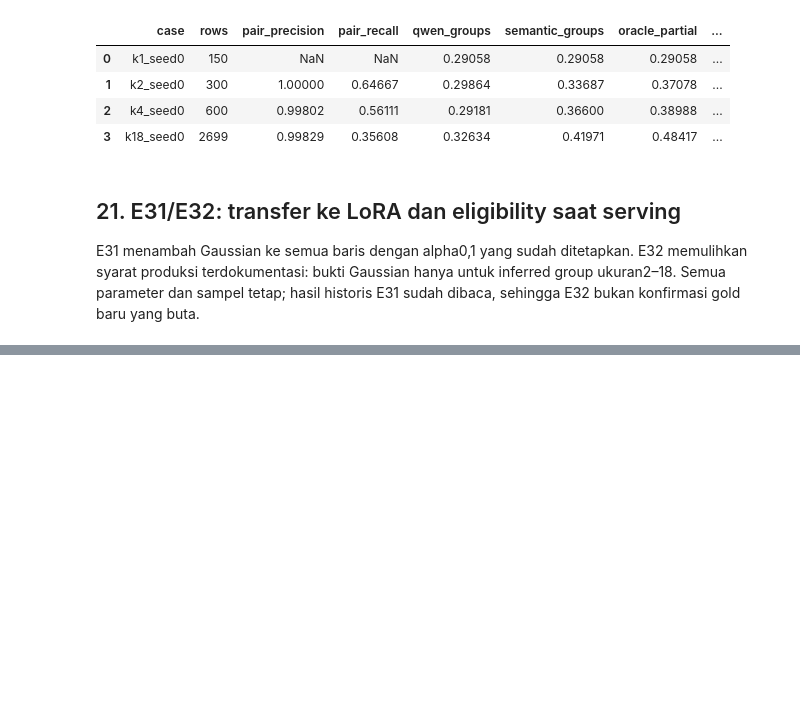
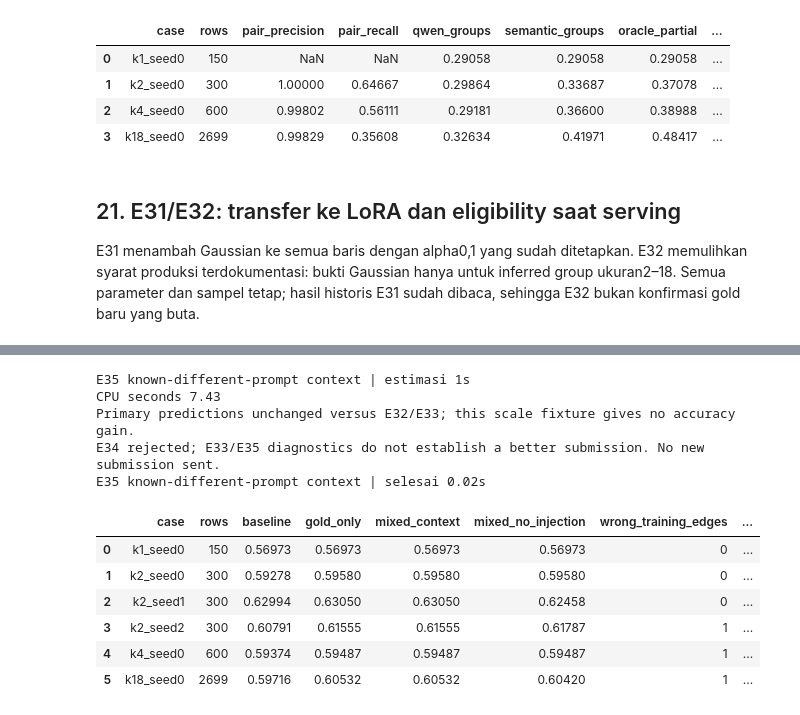
Before and after one commit to yauwes/name-that-llm-sota-pipeline, a Jupyter notebook: ntl_session_20261103.ipynb, the cells around one changed output, grey strips where cells are left out. Saved outputs shown, nothing was run; the diff lists cells and outputs as text; code cells hidden in the pictures; blank space fills up the shorter version.

```diff
--- a/ntl_session_20261103.ipynb
+++ b/ntl_session_20261103.ipynb
@@ -752,0 +800,11 @@ E31/E32 stronger-comparator confirmation | selesai 0.01s
+# %%
+with step('E34 source-verifier experiment', 1):
+    directory=ROOT/'research/experiments/e34_pairwise_identity'
+    e34=json.loads((directory/'results.json').read_text())
+    folds=[json.loads((directory/f'fold{f}.json').read_text()) for f in range(5)]
+    display(pd.DataFrame([dict(fold=r['fold'],chosen=r['chosen']['name'],
+        train_verifier=r['refit_train_source_ba_excluding_same_prompt_refs'],
+        validation_verifier=r['chosen']['val_source_ba'],**r['test'],seconds=r['elapsed_s']) for r in folds]).round(5))
+    print('Mean test',e34['mean_test'],'pooled',e34['pooled_test'])
+    print('Fixed-alpha delta interval',e34['fusion_minus_baseline'],'positive folds',e34['positive_folds'])
+    print('CPU seconds',round(e34['elapsed_s'],2),'official best remains0.665; target0.99 unachieved.')
@@ -752,0 +831,22 @@ E31/E32 stronger-comparator confirmation | selesai 0.01s
+# %%
+with step('E35 known-different-prompt context', 1):
+    e35=json.loads((ROOT/'research/experiments/e35_mixed_context/results.json').read_text())
+    display(pd.DataFrame([dict(case=k,rows=v['rows'],**v['balanced_accuracy18'],
+        wrong_training_edges=v['diagnostics_totals']['target_training_known_wrong_edges'],
+        unknown_external_edges=v['diagnostics_totals']['target_external_unknown_edges']) for k,v in e35['cases'].items()]).round(5))
+    print('CPU seconds',round(e35['elapsed_s'],2))
+    print('Primary predictions unchanged versus E32/E33; this scale fixture gives no accuracy gain.')
+    print('E34 rejected; E33/E35 diagnostics do not establish a better submission. No new submission sent.')
+# %% [output]
+E35 known-different-prompt context | estimasi 1s
+CPU seconds 7.43
+Primary predictions unchanged versus E32/E33; this scale fixture gives no accuracy gain.
+E34 rejected; E33/E35 diagnostics do not establish a better submission. No new submission sent.
+E35 known-different-prompt context | selesai 0.02s
+|  | case | rows | baseline | gold_only | mixed_context | mixed_no_injection | wrong_training_edges | ... |
+| 0 | k1_seed0 | 150 | 0.56973 | 0.56973 | 0.56973 | 0.56973 | 0 | ... |
+| 1 | k2_seed0 | 300 | 0.59278 | 0.59580 | 0.59580 | 0.59580 | 0 | ... |
+| 2 | k2_seed1 | 300 | 0.62994 | 0.63050 | 0.63050 | 0.62458 | 0 | ... |
+| 3 | k2_seed2 | 300 | 0.60791 | 0.61555 | 0.61555 | 0.61787 | 1 | ... |
+| 4 | k4_seed0 | 600 | 0.59374 | 0.59487 | 0.59487 | 0.59487 | 1 | ... |
+| 5 | k18_seed0 | 2699 | 0.59716 | 0.60532 | 0.60532 | 0.60420 | 1 | ... |
```
Also changed, not shown: parts of 25 cells of this notebook, 7 other files.
